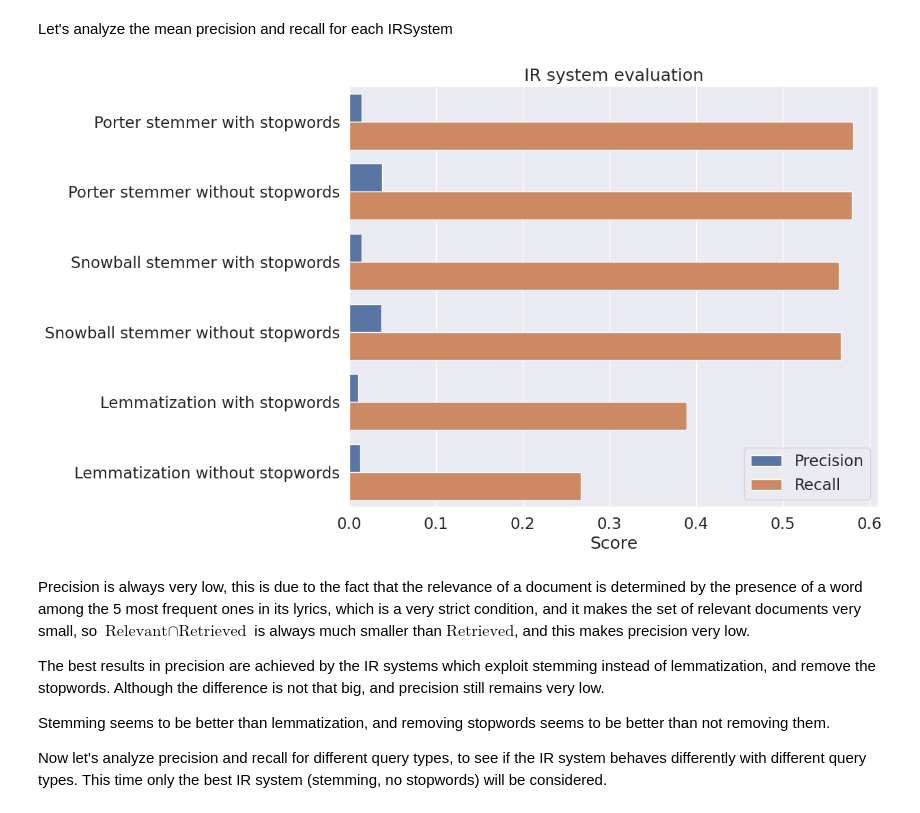
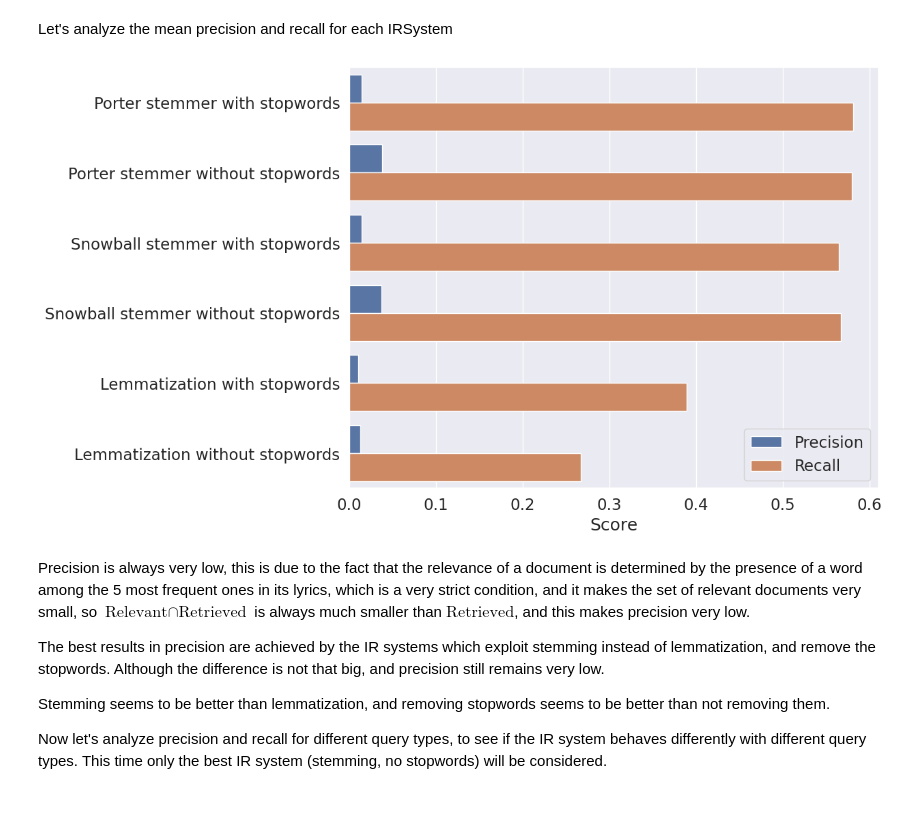
Before and after one commit to 5JDR/MusicBooleanRetrieval, a Jupyter notebook: IR_System.ipynb, the cells around one changed output. Cells and saved outputs as stored; diff of their text form; code cells hidden in the pictures.

Commit message:
plot images

```diff
--- a/IR_System.ipynb
+++ b/IR_System.ipynb
@@ -801,35 +801,35 @@ snowball_without_stopwords['Recall'] = snowball_without_stopwords['recall'].mean
 snowball_without_stopwords = snowball_without_stopwords[['Precision', 'Recall']].drop_duplicates()
 snowball_without_stopwords['IR_system'] = 'Snowball stemmer without stopwords'
 
 # IR system that uses Lemmatization and includes stopwords
 lemmatization_with_stopwords = evaluation[(evaluation['word_reduction_type'] == 'lemmatization') & (evaluation['stopwords'] == 1)]
 lemmatization_with_stopwords['Precision'] = lemmatization_with_stopwords['precision'].mean()
 lemmatization_with_stopwords['Recall'] = lemmatization_with_stopwords['recall'].mean()
 lemmatization_with_stopwords = lemmatization_with_stopwords[['Precision', 'Recall']].drop_duplicates()
 lemmatization_with_stopwords['IR_system'] = 'Lemmatization with stopwords'
 
 # IR system that uses Lemmatization and excludes stopwords
 lemmatization_without_stopwords = evaluation[(evaluation['word_reduction_type'] == 'lemmatization') & (evaluation['stopwords'] == 0)]
 lemmatization_without_stopwords['Precision'] = lemmatization_without_stopwords['precision'].mean()
 lemmatization_without_stopwords['Recall'] = lemmatization_without_stopwords['recall'].mean()
 lemmatization_without_stopwords = lemmatization_without_stopwords[['Precision', 'Recall']].drop_duplicates()
 lemmatization_without_stopwords['IR_system'] = 'Lemmatization without stopwords'
 
 # Put all results together
 results = pd.concat([porter_with_stopwords, porter_without_stopwords, snowball_with_stopwords, snowball_without_stopwords, lemmatization_with_stopwords, lemmatization_without_stopwords], ignore_index=True)
 results = pd.melt(results, id_vars=['IR_system'], value_vars=['Precision', 'Recall'], var_name='score_type', value_name='score')
 
 # Plot results
 sns.set_theme(style="whitegrid")
 sns.set(rc={'figure.figsize':(10, 8)})
 sns.set(font_scale=1.5)
 ax = sns.barplot(x="score", y="IR_system", hue="score_type", data=results)
 ax.legend(title=None, loc='lower right')
 ax.set(xlabel='Score', ylabel=None)
-ax.set_title('IR system evaluation')
+plt.savefig('results/IRsystem_eval.png', bbox_inches='tight')
 plt.show()
 # %% [output]
-[figure, old version]
+[figure, new version]
 # %% [markdown]
 Precision is always very low, this is due to the fact that the relevance of a document is determined by the presence of a word among the 5 most frequent ones in its lyrics, which is a very strict condition, and it makes the set of relevant documents very small, so $\text{Relevant} \cap \text{Retrieved}$ is always much smaller than $\text{Retrieved}$, and this makes precision very low.
 
```
Also changed, not shown: parts of 1 cell of this notebook, 3 other files.
